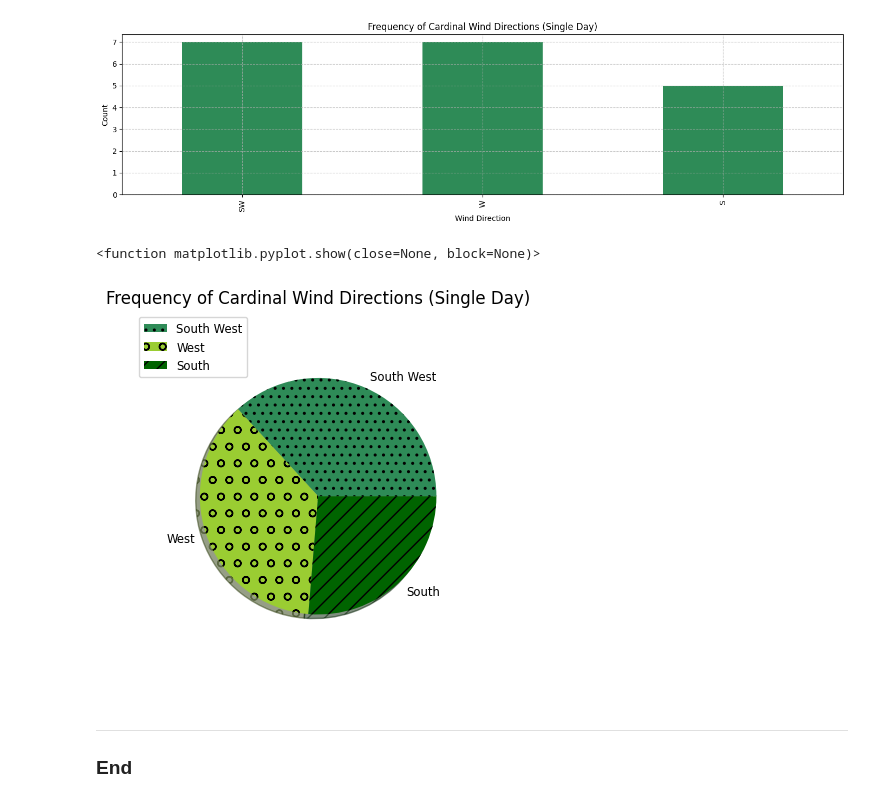
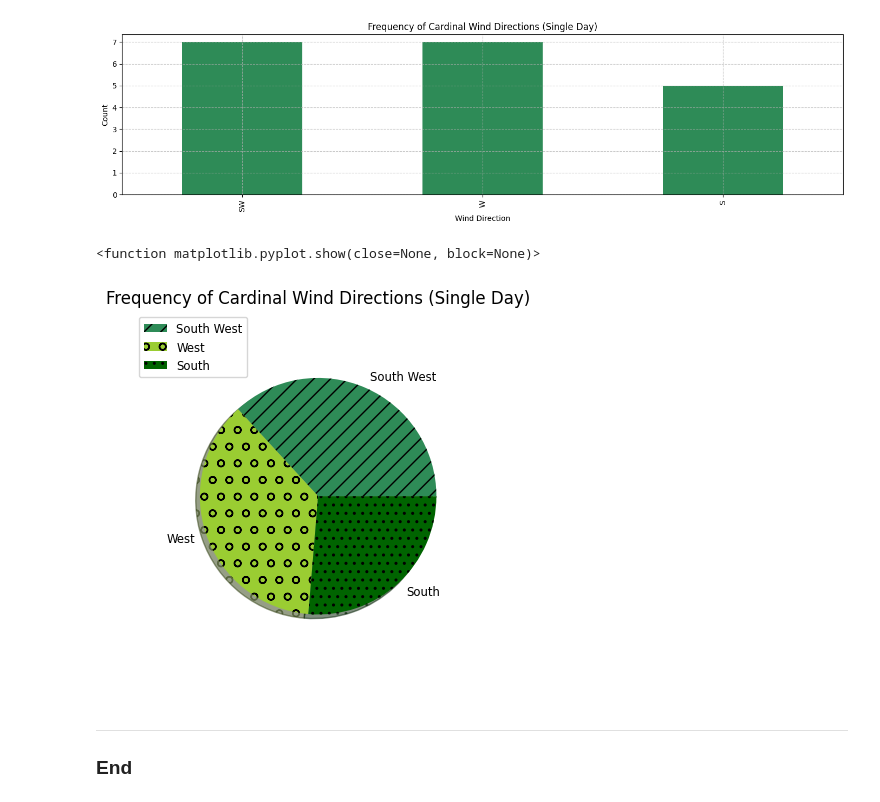
Before and after one commit to Noemidiaz/computer_infrastructure, a Jupyter notebook: weather.ipynb, the cells around one changed output. Saved outputs shown, nothing was run; the diff lists cells and outputs as text; code cells hidden in the pictures.

```diff
--- a/weather.ipynb
+++ b/weather.ipynb
@@ -126,18 +102,19 @@ plt.show()
 # %% [output]
 [figure]
 # %%
+# Plotting a pie chart about the frequency of cardinal wind directions
 labels = 'South West', 'West', 'South'
 sizes = [7, 7, 5]
 colors=['seagreen','yellowgreen','darkgreen']
-hatch_patterns= ['..', 'o', '//']
+hatch_patterns= ['//', 'o','..']
 fig, ax = plt.subplots()
 ax.pie(sizes, labels=labels, colors=colors, hatch=hatch_patterns, shadow=True,  textprops={'size': 'smaller'}, radius=0.8)
 plt.title('Frequency of Cardinal Wind Directions (Single Day)')
 plt.legend(labels, loc="best", fontsize="small")
 plt.show
 # %% [output]
 <function matplotlib.pyplot.show(close=None, block=None)>
-[figure, old version]
+[figure, new version]
 # %% [markdown]
 ***
 ### End
```
Also changed, not shown: parts of 13 cells of this notebook.
